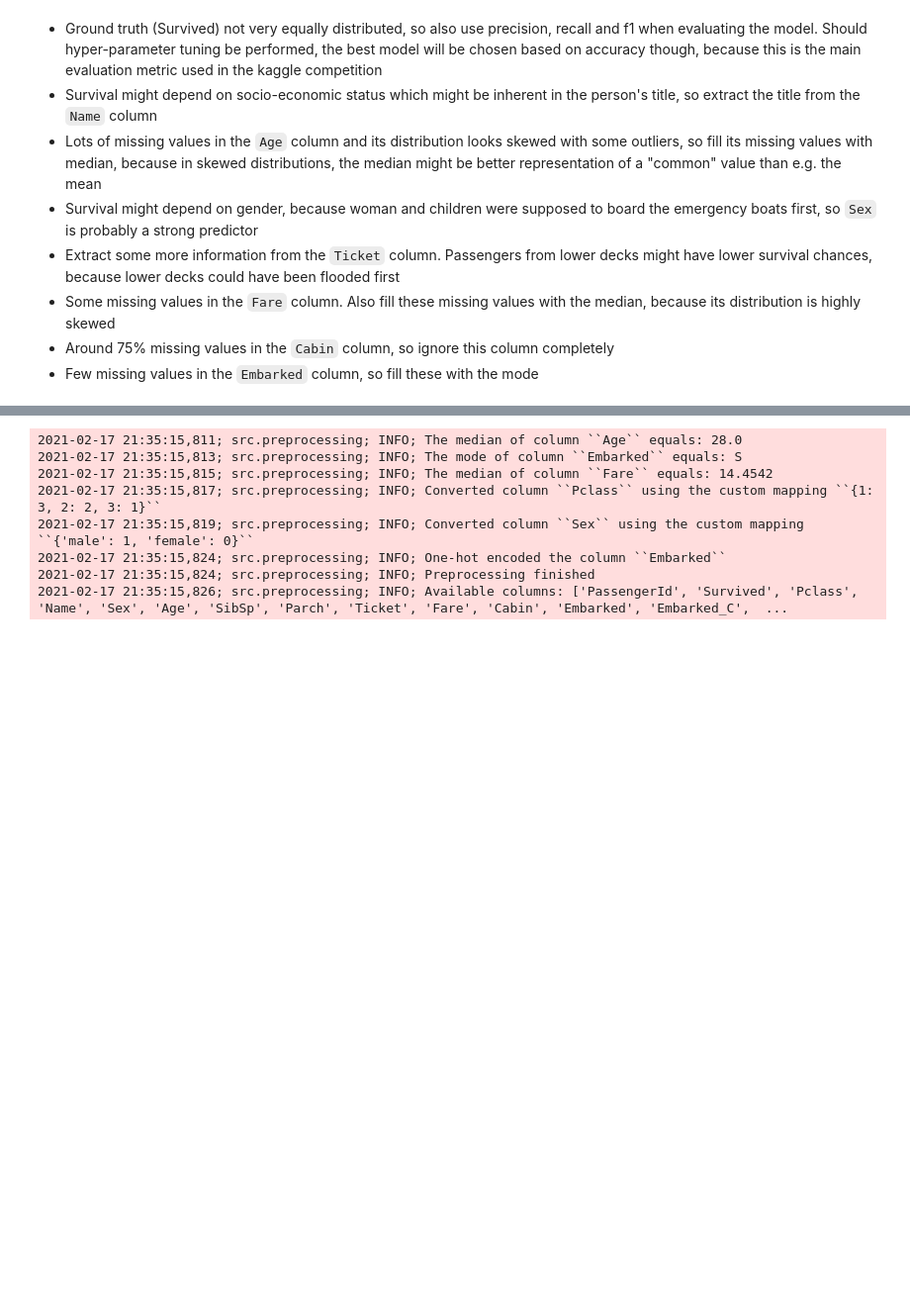
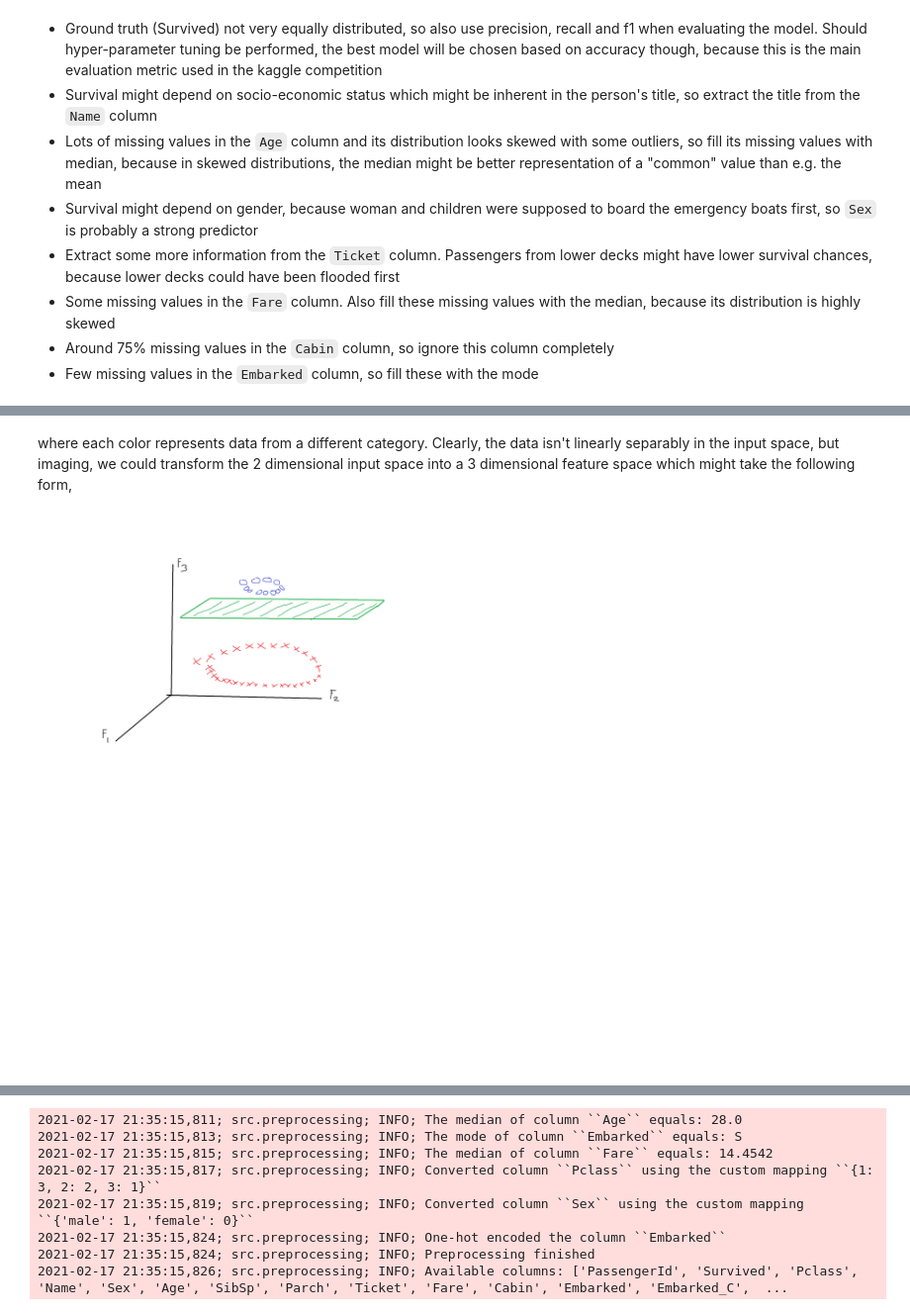
Before and after one commit to kevinsuedmersen/titanic, a Jupyter notebook: results.ipynb, the cells around one changed output, grey strips where cells are left out. Shown at 99% size. Cells and saved outputs as stored; diff of their text form; code cells hidden in the pictures; blank space fills up the shorter version.

```diff
--- a/results.ipynb
+++ b/results.ipynb
@@ -41,0 +55,6 @@ ml_pipeline.run_eda()
+# %% [markdown]
+where each color represents data from a different category. Clearly, the data isn't linearly separably in the input space, but imaging, we could transform the 2 dimensional input space into a 3 dimensional feature space which might take the following form,
+# %%
+Image(filename='resources/img2.png')
+# %% [output]
+[figure, added]
```
Also changed, not shown: parts of 9 cells of this notebook, 2 other files.
